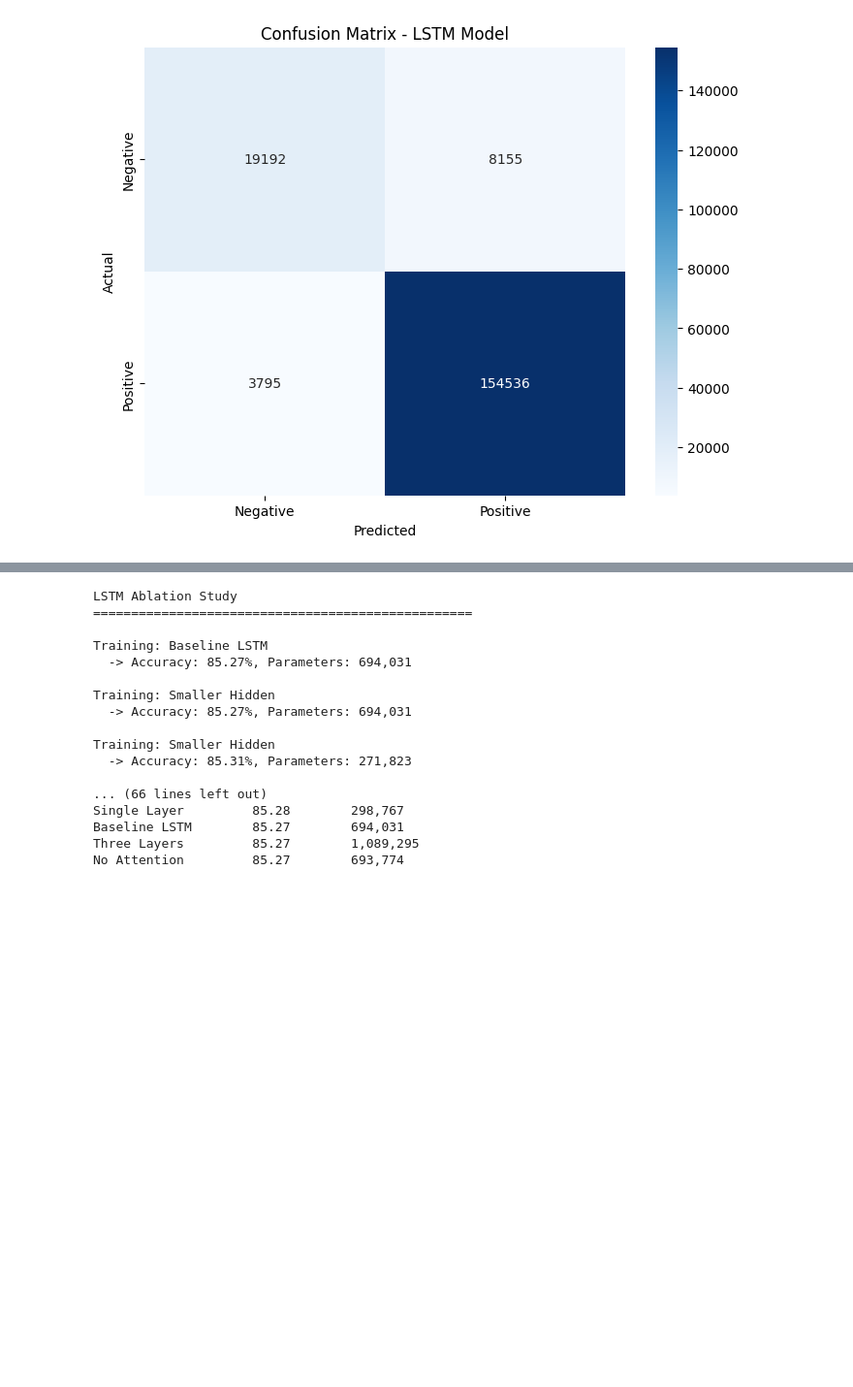
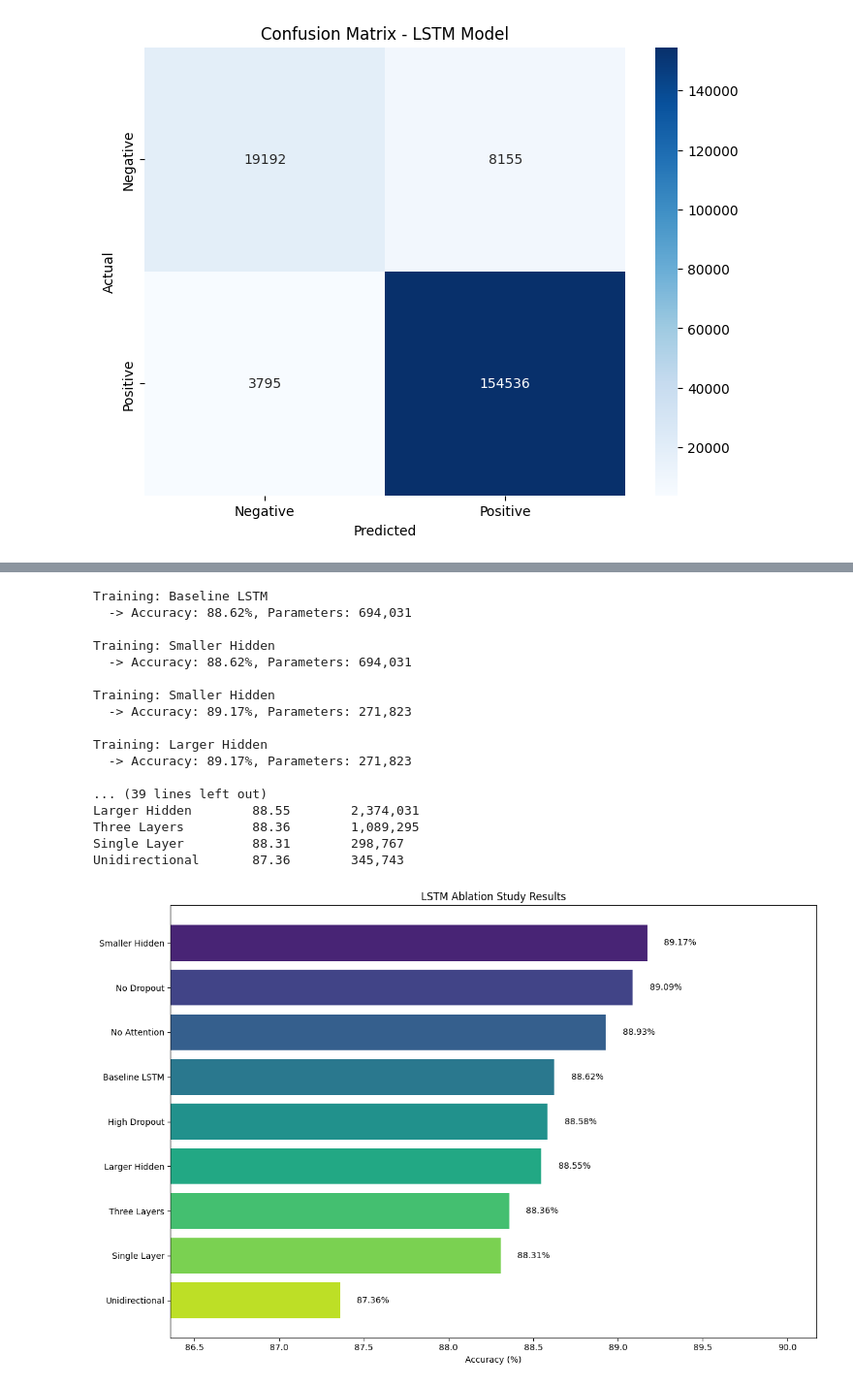
Before and after one commit to khgaurav/CS6120FinalProject, a Jupyter notebook: FinalProject.ipynb, the cells around one changed output, grey strips where cells are left out. Shown at 97% size. Saved outputs shown, nothing was run; the diff lists cells and outputs as text; code cells hidden in the pictures; blank space fills up the shorter version.

Commit message:
Added better ablation

```diff
--- a/FinalProject.ipynb
+++ b/FinalProject.ipynb
@@ -305,7 +307,7 @@ torch.manual_seed(42)
 np.random.seed(42)
 
 sentences = [tokens for tokens in reviews_df['tokens'] if len(tokens) > 0]
-w2v_model = Word2Vec(sentences=sentences, vector_size=4, min_count=5, workers=4, sg=0, epochs=5)
+w2v_model = Word2Vec(sentences=sentences, vector_size=100, min_count=5, workers=4, sg=0, epochs=5)
 
 vocab = w2v_model.wv.key_to_index.copy()
 original_vocab_size = len(vocab)
@@ -639,7 +650,7 @@ ablation_configs = [
     {"name": "No Attention", "hidden_dim": 128, "num_layers": 2, "dropout": 0.3, "bidirectional": True, "attention": False},
 ]
 
-def quick_train_evaluate(config, epochs=3):
+def quick_train_evaluate(config, epochs=5):
     """Quick training for ablation study"""
     print(f"\nTraining: {config['name']}")
 
@@ -663,7 +674,7 @@ def quick_train_evaluate(config, epochs=3):
     for epoch in range(epochs):
         model.train()
         for batch_idx, (data, target) in enumerate(train_loader):
-            if batch_idx > 50:  # Limit batches for quick training
+            if batch_idx > 200:  # Limit batches for quick training
                 break
 
             data, target = data.to(device), target.to(device)
@@ -714,20 +725,44 @@ print("-" * 60)
 for result in sorted(ablation_results, key=lambda x: x['accuracy'], reverse=True):
     print(f"{result['name']:<20} {result['accuracy']:<12.2f} {result['params']:<12,}")
 # %% [output]
-LSTM Ablation Study
-==================================================
-
 Training: Baseline LSTM
-  -> Accuracy: 85.27%, Parameters: 694,031
+  -> Accuracy: 88.62%, Parameters: 694,031
 
 Training: Smaller Hidden
-  -> Accuracy: 85.27%, Parameters: 694,031
+  -> Accuracy: 88.62%, Parameters: 694,031
 
 Training: Smaller Hidden
-  -> Accuracy: 85.31%, Parameters: 271,823
+  -> Accuracy: 89.17%, Parameters: 271,823
 
-... (66 lines left out)
-Single Layer         85.28        298,767
-Baseline LSTM        85.27        694,031
-Three Layers         85.27        1,089,295
-No Attention         85.27        693,774
+Training: Larger Hidden
+  -> Accuracy: 89.17%, Parameters: 271,823
+
+... (39 lines left out)
+Larger Hidden        88.55        2,374,031
+Three Layers         88.36        1,089,295
+Single Layer         88.31        298,767
+Unidirectional       87.36        345,743
+# %%
+# Visualize ablation results
+if ablation_results:
+    # Sort results for better visualization
+    sorted_results = sorted(ablation_results, key=lambda x: x['accuracy'], reverse=True)
+    names = [r['name'] for r in sorted_results]
+    accuracies = [r['accuracy'] for r in sorted_results]
+
+    plt.figure(figsize=(12, 8))
+    bars = plt.barh(range(len(names)), accuracies, color=sns.color_palette('viridis', len(names)))
+    plt.yticks(range(len(names)), names)
+    plt.xlabel('Accuracy (%)')
+    plt.title('LSTM Ablation Study Results')
+    plt.xlim(min(accuracies) - 1, max(accuracies) + 1) # Adjust x-axis limits
+
+    # Add value labels on bars
+    for i, (bar, acc) in enumerate(zip(bars, accuracies)):
+        plt.text(bar.get_width() + 0.1, i, f'{acc:.2f}%', va='center')
+
+    plt.gca().invert_yaxis() # Display best model on top
+    plt.tight_layout()
+    plt.show()
+# %% [output]
+[figure, added]
```
Also changed, not shown: parts of 2 cells of this notebook.
